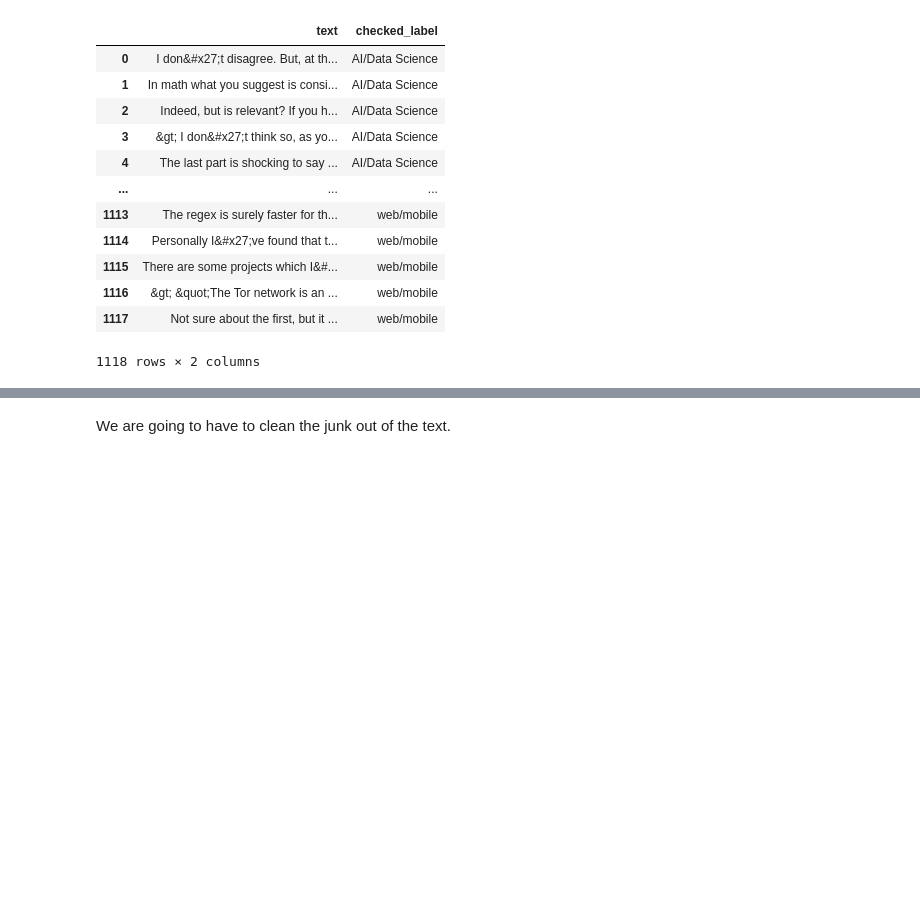
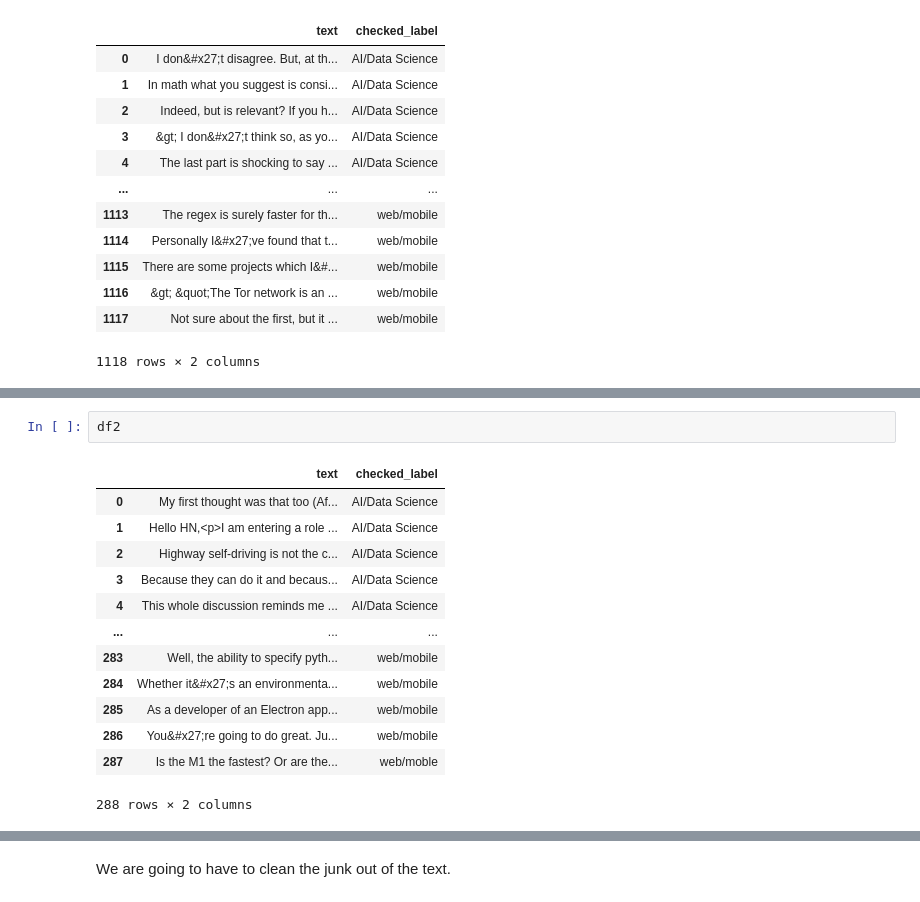
Before and after one commit to ivvlko/NLP-Factory, a Jupyter notebook: model_creation/training_models/retrain_naive_bayes.ipynb, the cells around one changed output, grey strips where cells are left out. Cells and saved outputs as stored; diff of their text form; blank space fills up the shorter version.

```diff
--- a/model_creation/training_models/retrain_naive_bayes.ipynb
+++ b/model_creation/training_models/retrain_naive_bayes.ipynb
@@ -51,0 +77,16 @@ df
+# %%
+df2
+# %% [output]
+|  | text | checked_label |
+| 0 | My first thought was that too (Af... | AI/Data Science |
+| 1 | Hello HN,<p>I am entering a role ... | AI/Data Science |
+| 2 | Highway self-driving is not the c... | AI/Data Science |
+| 3 | Because they can do it and becaus... | AI/Data Science |
+| 4 | This whole discussion reminds me ... | AI/Data Science |
+| ... | ... | ... |
+| 283 | Well, the ability to specify pyth... | web/mobile |
+| 284 | Whether it&#x27;s an environmenta... | web/mobile |
+| 285 | As a developer of an Electron app... | web/mobile |
+| 286 | You&#x27;re going to do great. Ju... | web/mobile |
+| 287 | Is the M1 the fastest? Or are the... | web/moble |
+288 rows × 2 columns
```
Also changed, not shown: parts of 12 cells of this notebook, 8 other files.
